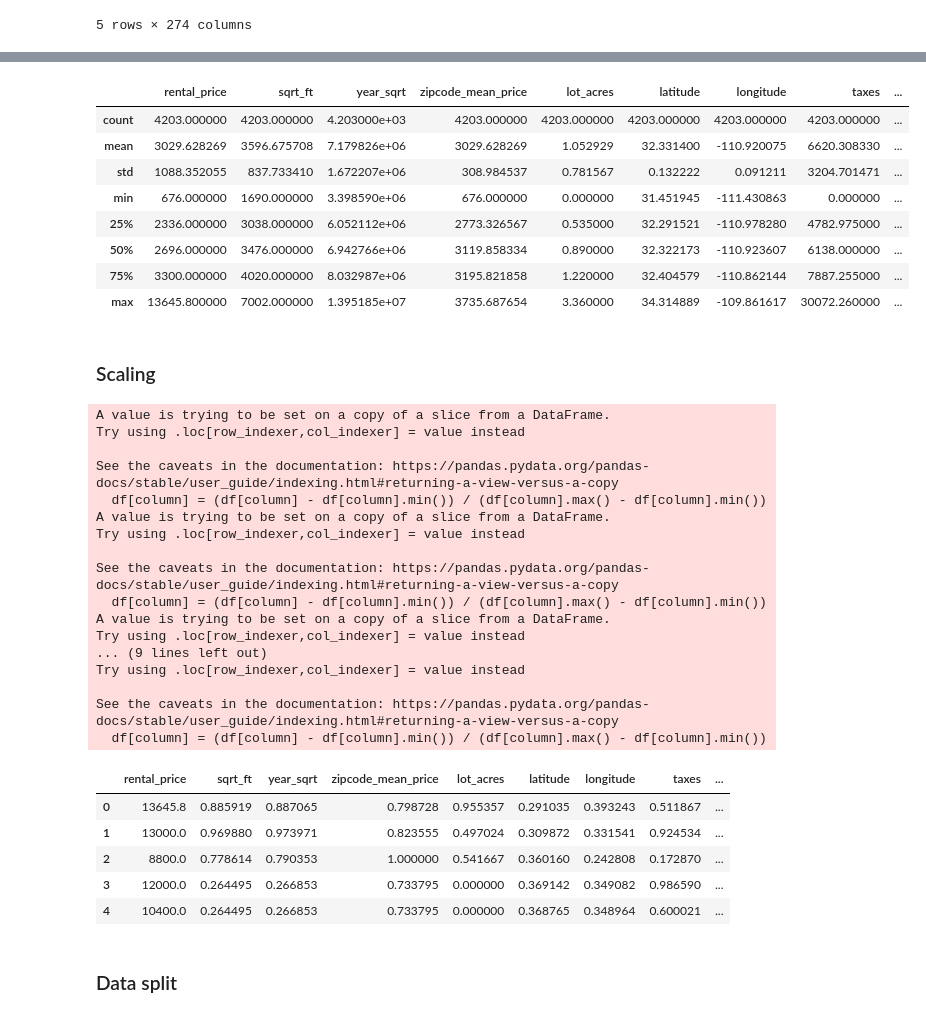
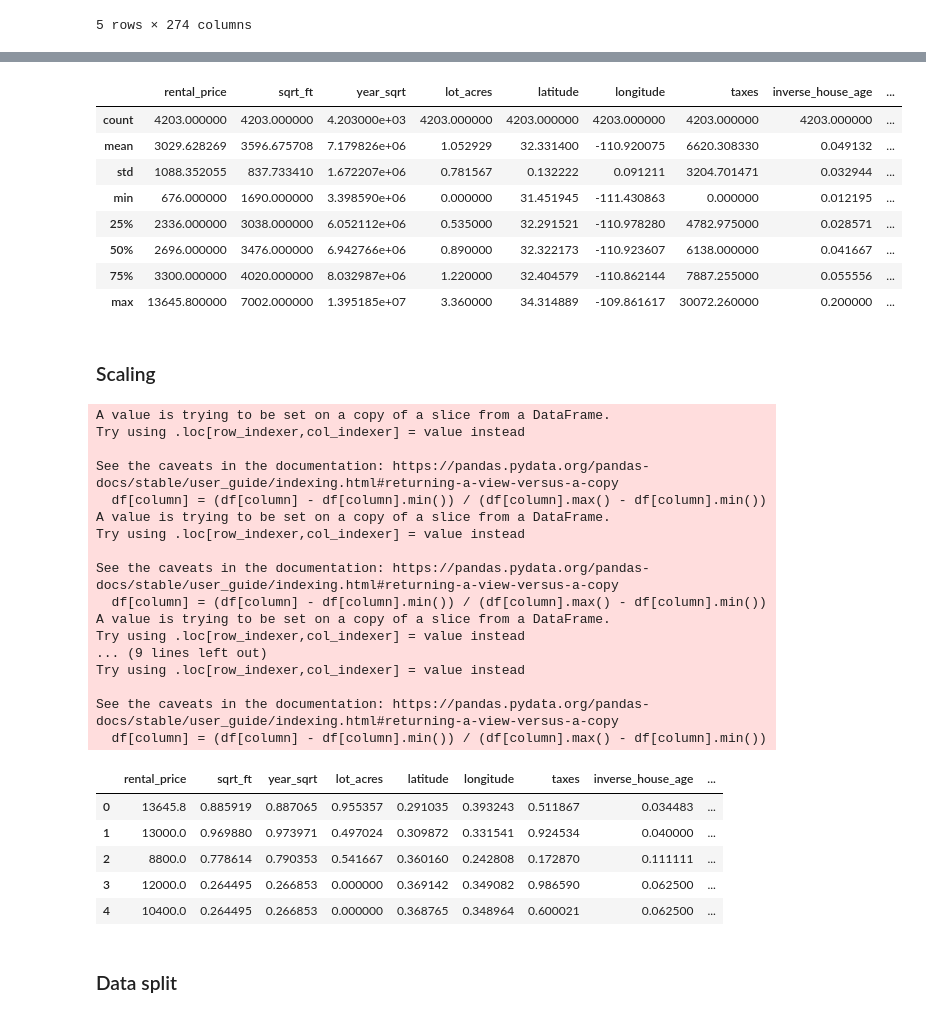
Before and after one commit to NyoYoAB/predictingRentalPrice, a Jupyter notebook: project_02_predict_rental-Price.ipynb, the cells around one changed output, grey strips where cells are left out. Drawn from its saved outputs; the diff is of its cells as text; code cells hidden in the pictures.

```diff
--- a/project_02_predict_rental-Price.ipynb
+++ b/project_02_predict_rental-Price.ipynb
@@ -102,39 +123,35 @@ cleaned_data.head()
 # %%
 # New feature engineering:
 cleaned_data["year_sqrt"] = cleaned_data["year_built"] * cleaned_data["sqrt_ft"]
 
 # Get the current year
 current_year = datetime.now().year
 
 # Create a new column 'house_age' that calculates the age of the house
 cleaned_data['house_age'] = current_year - cleaned_data['year_built']
 cleaned_data['inverse_house_age'] = 1 / cleaned_data['house_age'].replace(0, 1)
 
-# Mean house price per zipcode
-zipcode_means = cleaned_data.groupby('zipcode')['rental_price'].mean()
-cleaned_data['zipcode_mean_price'] = cleaned_data['zipcode'].map(zipcode_means)
-
 
 # Feature selections:
-selected_columns = ['rental_price', "sqrt_ft", "year_sqrt" , "zipcode_mean_price" , "lot_acres", "latitude" , "longitude" , 'taxes', "inverse_house_age" , "bedrooms", "bathrooms" ,"fireplaces", "garage"]
+selected_columns = ['rental_price', "sqrt_ft", "year_sqrt" , "lot_acres", "latitude" , "longitude" , 'taxes', "inverse_house_age" , "bedrooms", "bathrooms" ,"fireplaces", "garage"]
 rentalHouse_df = cleaned_data[selected_columns]
 
 rentalHouse_df.describe()
 # %% [output]
-|  | rental_price | sqrt_ft | year_sqrt | zipcode_mean_price | lot_acres | latitude | longitude | taxes | ... |
+|  | rental_price | sqrt_ft | year_sqrt | lot_acres | latitude | longitude | taxes | inverse_house_age | ... |
 | count | 4203.000000 | 4203.000000 | 4.203000e+03 | 4203.000000 | 4203.000000 | 4203.000000 | 4203.000000 | 4203.000000 | ... |
-| mean | 3029.628269 | 3596.675708 | 7.179826e+06 | 3029.628269 | 1.052929 | 32.331400 | -110.920075 | 6620.308330 | ... |
-| std | 1088.352055 | 837.733410 | 1.672207e+06 | 308.984537 | 0.781567 | 0.132222 | 0.091211 | 3204.701471 | ... |
-| min | 676.000000 | 1690.000000 | 3.398590e+06 | 676.000000 | 0.000000 | 31.451945 | -111.430863 | 0.000000 | ... |
-| 25% | 2336.000000 | 3038.000000 | 6.052112e+06 | 2773.326567 | 0.535000 | 32.291521 | -110.978280 | 4782.975000 | ... |
-| 50% | 2696.000000 | 3476.000000 | 6.942766e+06 | 3119.858334 | 0.890000 | 32.322173 | -110.923607 | 6138.000000 | ... |
-| 75% | 3300.000000 | 4020.000000 | 8.032987e+06 | 3195.821858 | 1.220000 | 32.404579 | -110.862144 | 7887.255000 | ... |
-| max | 13645.800000 | 7002.000000 | 1.395185e+07 | 3735.687654 | 3.360000 | 34.314889 | -109.861617 | 30072.260000 | ... |
+| mean | 3029.628269 | 3596.675708 | 7.179826e+06 | 1.052929 | 32.331400 | -110.920075 | 6620.308330 | 0.049132 | ... |
+| std | 1088.352055 | 837.733410 | 1.672207e+06 | 0.781567 | 0.132222 | 0.091211 | 3204.701471 | 0.032944 | ... |
+| min | 676.000000 | 1690.000000 | 3.398590e+06 | 0.000000 | 31.451945 | -111.430863 | 0.000000 | 0.012195 | ... |
+| 25% | 2336.000000 | 3038.000000 | 6.052112e+06 | 0.535000 | 32.291521 | -110.978280 | 4782.975000 | 0.028571 | ... |
+| 50% | 2696.000000 | 3476.000000 | 6.942766e+06 | 0.890000 | 32.322173 | -110.923607 | 6138.000000 | 0.041667 | ... |
+| 75% | 3300.000000 | 4020.000000 | 8.032987e+06 | 1.220000 | 32.404579 | -110.862144 | 7887.255000 | 0.055556 | ... |
+| max | 13645.800000 | 7002.000000 | 1.395185e+07 | 3.360000 | 34.314889 | -109.861617 | 30072.260000 | 0.200000 | ... |
 # %% [markdown]
 ### Scaling
 # %%
 # Scaling using the MinMax
-scaled_columns = ["sqrt_ft","taxes","lot_acres", "year_sqrt" , "latitude", "longitude", "zipcode_mean_price", 'bedrooms', 'bathrooms', "fireplaces", "garage"]
+scaled_columns = ["sqrt_ft","taxes","lot_acres", "year_sqrt" , "latitude", "longitude", 'bedrooms', 'bathrooms', "fireplaces", "garage"]
 rentalHouse_df = min_max_scaling(rentalHouse_df, scaled_columns)
 rentalHouse_df.head()
 # %% [output]
@@ -155,12 +172,12 @@ Try using .loc[row_indexer,col_indexer] = value instead
 
 See the caveats in the documentation: https://pandas.pydata.org/pandas-docs/stable/user_guide/indexing.html#returning-a-view-versus-a-copy
   df[column] = (df[column] - df[column].min()) / (df[column].max() - df[column].min())
-|  | rental_price | sqrt_ft | year_sqrt | zipcode_mean_price | lot_acres | latitude | longitude | taxes | ... |
-| 0 | 13645.8 | 0.885919 | 0.887065 | 0.798728 | 0.955357 | 0.291035 | 0.393243 | 0.511867 | ... |
-| 1 | 13000.0 | 0.969880 | 0.973971 | 0.823555 | 0.497024 | 0.309872 | 0.331541 | 0.924534 | ... |
-| 2 | 8800.0 | 0.778614 | 0.790353 | 1.000000 | 0.541667 | 0.360160 | 0.242808 | 0.172870 | ... |
-| 3 | 12000.0 | 0.264495 | 0.266853 | 0.733795 | 0.000000 | 0.369142 | 0.349082 | 0.986590 | ... |
-| 4 | 10400.0 | 0.264495 | 0.266853 | 0.733795 | 0.000000 | 0.368765 | 0.348964 | 0.600021 | ... |
+|  | rental_price | sqrt_ft | year_sqrt | lot_acres | latitude | longitude | taxes | inverse_house_age | ... |
+| 0 | 13645.8 | 0.885919 | 0.887065 | 0.955357 | 0.291035 | 0.393243 | 0.511867 | 0.034483 | ... |
+| 1 | 13000.0 | 0.969880 | 0.973971 | 0.497024 | 0.309872 | 0.331541 | 0.924534 | 0.040000 | ... |
+| 2 | 8800.0 | 0.778614 | 0.790353 | 0.541667 | 0.360160 | 0.242808 | 0.172870 | 0.111111 | ... |
+| 3 | 12000.0 | 0.264495 | 0.266853 | 0.000000 | 0.369142 | 0.349082 | 0.986590 | 0.062500 | ... |
+| 4 | 10400.0 | 0.264495 | 0.266853 | 0.000000 | 0.368765 | 0.348964 | 0.600021 | 0.062500 | ... |
 # %% [markdown]
 ### Data split
 # %%
```
Also changed, not shown: parts of 11 cells of this notebook, 1 other file.
